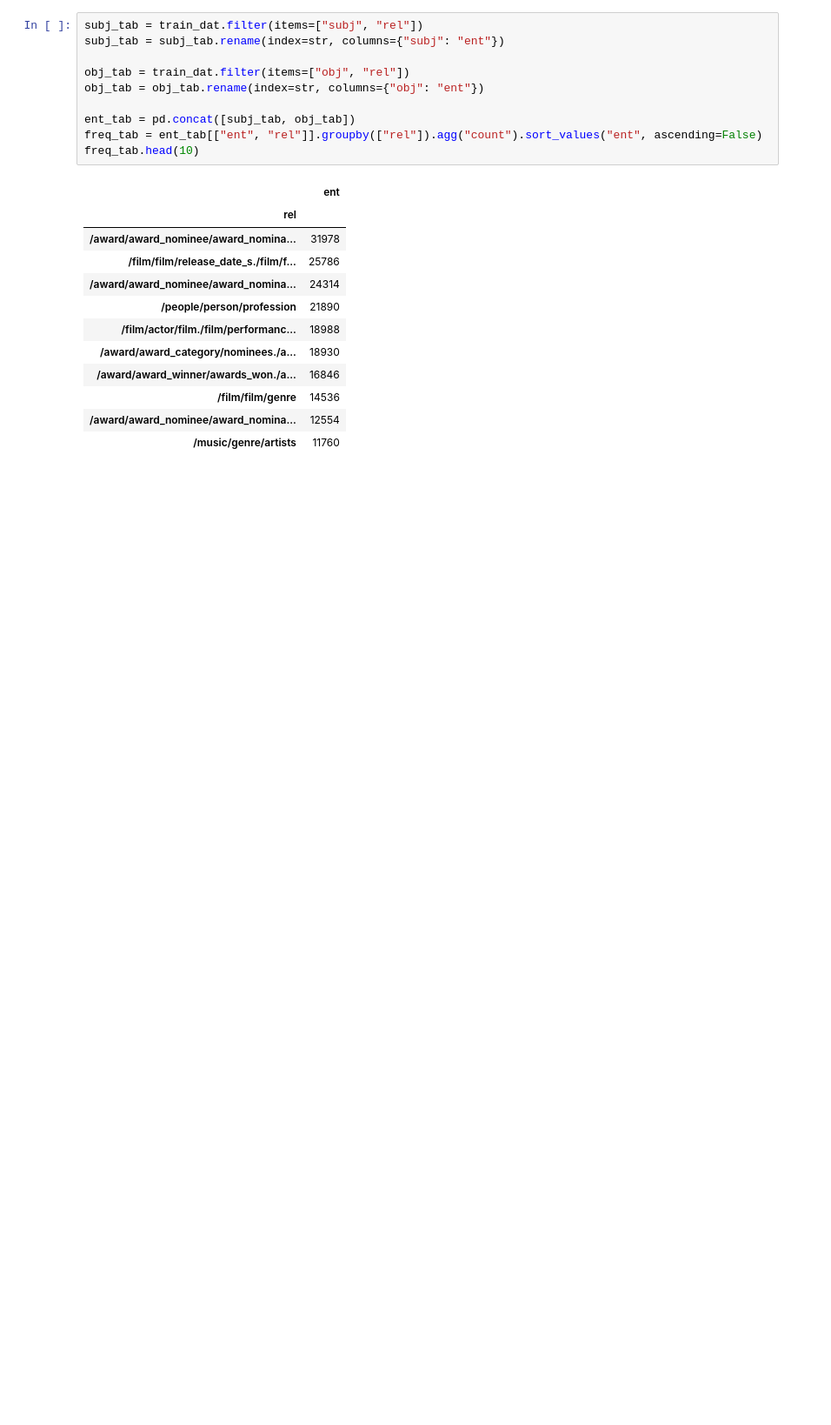
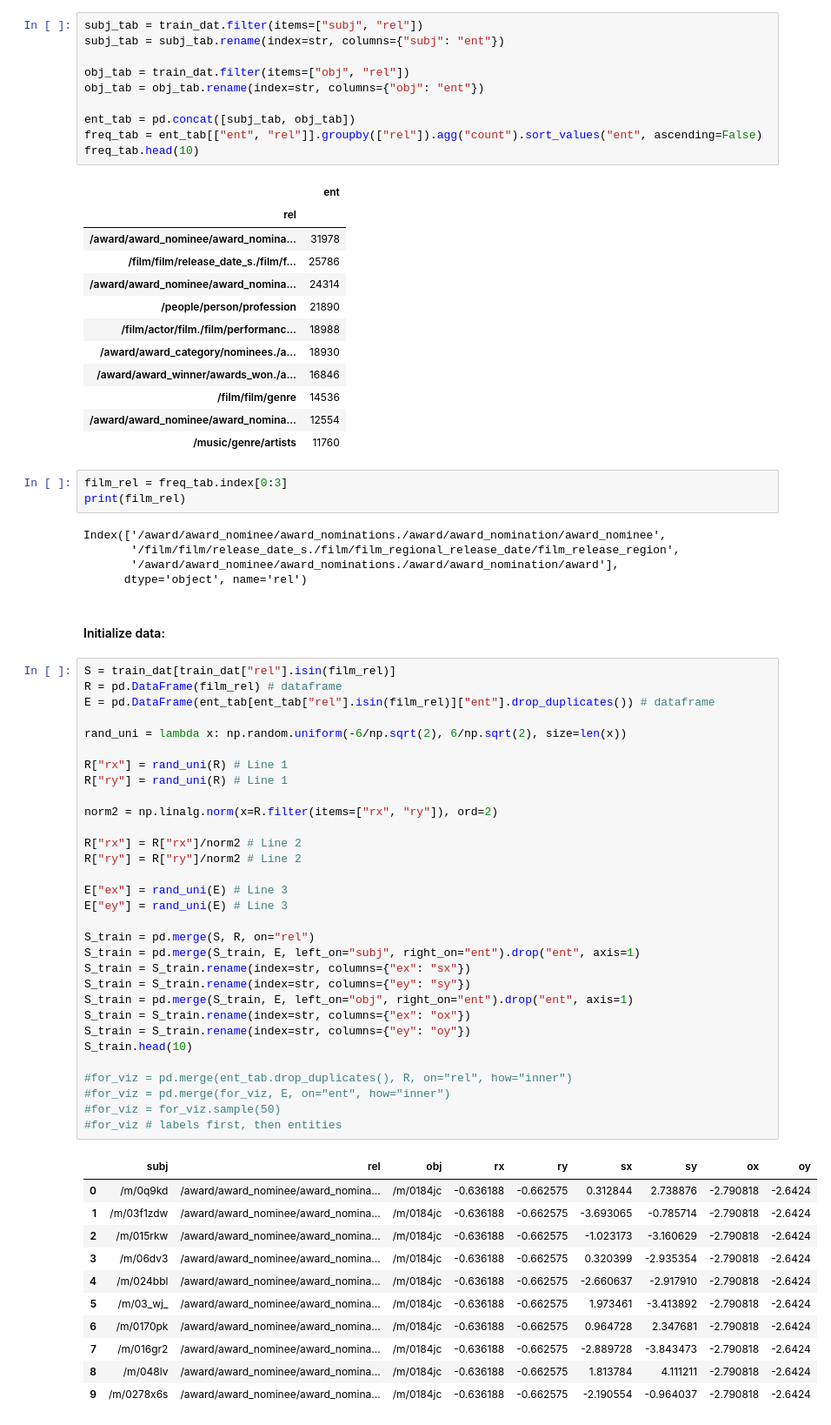
Before and after one commit to AnishRaj20/TransE_Algorithm, a Jupyter notebook: TransE_Algorithm.ipynb, the cells around one changed output. Shown: that part at 87% size. Drawn from its saved outputs; the diff is of its cells as text; blank space fills up the shorter version.

```diff
--- a/TransE_Algorithm.ipynb
+++ b/TransE_Algorithm.ipynb
@@ -90,3 +97,56 @@ freq_tab.head(10)
 | /film/film/genre | 14536 |
 | /award/award_nominee/award_nomina... | 12554 |
 | /music/genre/artists | 11760 |
+# %%
+film_rel = freq_tab.index[0:3]
+print(film_rel)
+# %% [output]
+Index(['/award/award_nominee/award_nominations./award/award_nomination/award_nominee',
+       '/film/film/release_date_s./film/film_regional_release_date/film_release_region',
+       '/award/award_nominee/award_nominations./award/award_nomination/award'],
+      dtype='object', name='rel')
+# %% [markdown]
+#### Initialize data:
+# %%
+S = train_dat[train_dat["rel"].isin(film_rel)]
+R = pd.DataFrame(film_rel) # dataframe
+E = pd.DataFrame(ent_tab[ent_tab["rel"].isin(film_rel)]["ent"].drop_duplicates()) # dataframe
+
+rand_uni = lambda x: np.random.uniform(-6/np.sqrt(2), 6/np.sqrt(2), size=len(x))
+
+R["rx"] = rand_uni(R) # Line 1
+R["ry"] = rand_uni(R) # Line 1
+
+norm2 = np.linalg.norm(x=R.filter(items=["rx", "ry"]), ord=2)
+
+R["rx"] = R["rx"]/norm2 # Line 2
+R["ry"] = R["ry"]/norm2 # Line 2
+
+E["ex"] = rand_uni(E) # Line 3
+E["ey"] = rand_uni(E) # Line 3
+
+S_train = pd.merge(S, R, on="rel")
+S_train = pd.merge(S_train, E, left_on="subj", right_on="ent").drop("ent", axis=1)
+S_train = S_train.rename(index=str, columns={"ex": "sx"})
+S_train = S_train.rename(index=str, columns={"ey": "sy"})
+S_train = pd.merge(S_train, E, left_on="obj", right_on="ent").drop("ent", axis=1)
+S_train = S_train.rename(index=str, columns={"ex": "ox"})
+S_train = S_train.rename(index=str, columns={"ey": "oy"})
+S_train.head(10)
+
+#for_viz = pd.merge(ent_tab.drop_duplicates(), R, on="rel", how="inner")
+#for_viz = pd.merge(for_viz, E, on="ent", how="inner")
+#for_viz = for_viz.sample(50)
+#for_viz # labels first, then entities
+# %% [output]
+|  | subj | rel | obj | rx | ry | sx | sy | ox | oy |
+| 0 | /m/0q9kd | /award/award_nominee/award_nomina... | /m/0184jc | -0.636188 | -0.662575 | 0.312844 | 2.738876 | -2.790818 | -2.6424 |
+| 1 | /m/03f1zdw | /award/award_nominee/award_nomina... | /m/0184jc | -0.636188 | -0.662575 | -3.693065 | -0.785714 | -2.790818 | -2.6424 |
+| 2 | /m/015rkw | /award/award_nominee/award_nomina... | /m/0184jc | -0.636188 | -0.662575 | -1.023173 | -3.160629 | -2.790818 | -2.6424 |
+| 3 | /m/06dv3 | /award/award_nominee/award_nomina... | /m/0184jc | -0.636188 | -0.662575 | 0.320399 | -2.935354 | -2.790818 | -2.6424 |
+| 4 | /m/024bbl | /award/award_nominee/award_nomina... | /m/0184jc | -0.636188 | -0.662575 | -2.660637 | -2.917910 | -2.790818 | -2.6424 |
+| 5 | /m/03_wj_ | /award/award_nominee/award_nomina... | /m/0184jc | -0.636188 | -0.662575 | 1.973461 | -3.413892 | -2.790818 | -2.6424 |
+| 6 | /m/0170pk | /award/award_nominee/award_nomina... | /m/0184jc | -0.636188 | -0.662575 | 0.964728 | 2.347681 | -2.790818 | -2.6424 |
+| 7 | /m/016gr2 | /award/award_nominee/award_nomina... | /m/0184jc | -0.636188 | -0.662575 | -2.889728 | -3.843473 | -2.790818 | -2.6424 |
+| 8 | /m/048lv | /award/award_nominee/award_nomina... | /m/0184jc | -0.636188 | -0.662575 | 1.813784 | 4.111211 | -2.790818 | -2.6424 |
+| 9 | /m/0278x6s | /award/award_nominee/award_nomina... | /m/0184jc | -0.636188 | -0.662575 | -2.190554 | -0.964037 | -2.790818 | -2.6424 |
```
Also changed, not shown: parts of 6 cells of this notebook.
